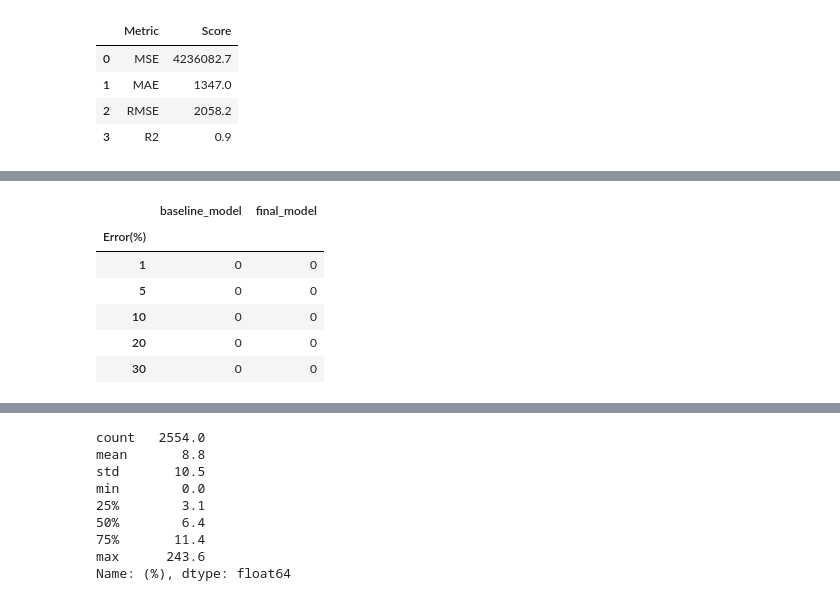
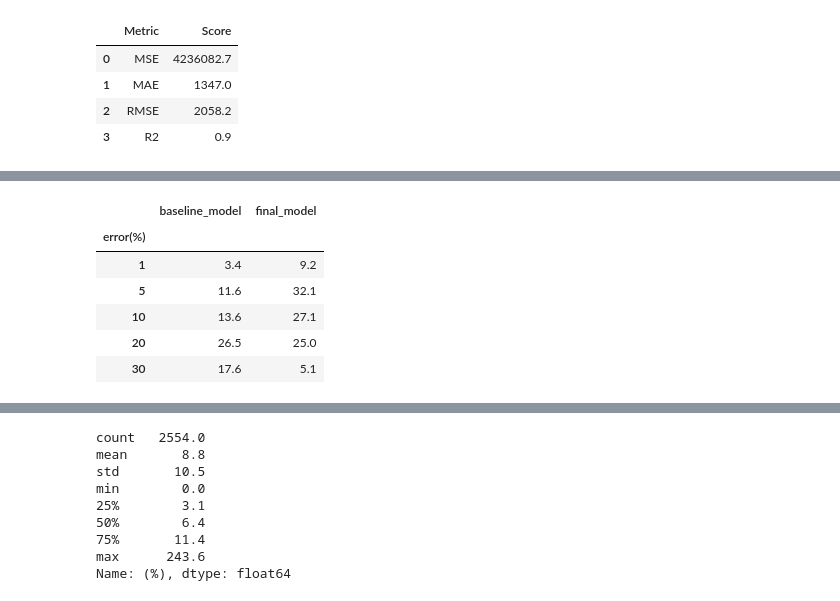
Before and after one commit to KYOH95/Project_2_Car_Analysis, a Jupyter notebook: Project2.ipynb, the cells around one changed output, grey strips where cells are left out. Cells and saved outputs as stored; diff of their text form; code cells hidden in the pictures.

```diff
--- a/Project2.ipynb
+++ b/Project2.ipynb
@@ -1119,19 +1119,33 @@ df_table.head()
 | 8976 | 11698 | 18590.5 | 58.9 | 16687.0 | 42.6 |
 | 9395 | 54994 | 27802.5 | 49.4 | 46254.4 | 15.9 |
 | 7425 | 6998 | 6771.7 | 3.2 | 8793.4 | 25.7 |
-# %%
-#Comparision between baseline model and final model
-df_analysis = pd.DataFrame({"error(%)":[1,5,10,20,30], "baseline_model":[0,0,0,0,0], "final_model":[0,0,0,0,0]})
-df_analysis.set_index("error(%)", inplace = True)
-# df_table[df_table["base_error(%)"]<=5]["base_error(%)"].count()
-
-
-df_analysis.head()
-# %% [output]
-|  | baseline_model | final_model |
-| Error(%) |  |  |
-| 1 | 0 | 0 |
-| 5 | 0 | 0 |
-| 10 | 0 | 0 |
-| 20 | 0 | 0 |
-| 30 | 0 | 0 |
+# %%
+#Comparision between baseline model and final model
+df_analysis = pd.DataFrame({"error(%)":[1,5,10,20,30], "baseline_model":[1,2,3,4,5], "final_model":[0,0,0,0,0]})
+df_analysis.set_index("error(%)", inplace = True)
+
+total_size = len(df_table)
+df_analysis.iloc[0,0] = (df_table[df_table["base_error(%)"]<=1]["base_error(%)"].count())/total_size*100
+df_analysis.iloc[0,1] = (df_table[df_table["final_error(%)"]<=1]["final_error(%)"].count())/total_size*100
+
+df_analysis.iloc[1,0] = (df_table[(df_table["base_error(%)"]>1)&(df_table["base_error(%)"]<=5)]["base_error(%)"].count())/total_size*100
+df_analysis.iloc[1,1] = (df_table[(df_table["final_error(%)"]>1)&(df_table["final_error(%)"]<=5)]["final_error(%)"].count())/total_size*100
+
+df_analysis.iloc[2,0] = (df_table[(df_table["base_error(%)"]>5)&(df_table["base_error(%)"]<=10)]["base_error(%)"].count())/total_size*100
+df_analysis.iloc[2,1] = (df_table[(df_table["final_error(%)"]>5)&(df_table["final_error(%)"]<=10)]["final_error(%)"].count())/total_size*100
+
+df_analysis.iloc[3,0] = (df_table[(df_table["base_error(%)"]>10)&(df_table["base_error(%)"]<=20)]["base_error(%)"].count())/total_size*100
+df_analysis.iloc[3,1] = (df_table[(df_table["final_error(%)"]>10)&(df_table["final_error(%)"]<=20)]["final_error(%)"].count())/total_size*100
+
+df_analysis.iloc[4,0] = (df_table[(df_table["base_error(%)"]>20)&(df_table["base_error(%)"]<=30)]["base_error(%)"].count())/total_size*100
+df_analysis.iloc[4,1] = (df_table[(df_table["final_error(%)"]>20)&(df_table["final_error(%)"]<=30)]["final_error(%)"].count())/total_size*100
+
+df_analysis.head()
+# %% [output]
+|  | baseline_model | final_model |
+| error(%) |  |  |
+| 1 | 3.4 | 9.2 |
+| 5 | 11.6 | 32.1 |
+| 10 | 13.6 | 27.1 |
+| 20 | 26.5 | 25.0 |
+| 30 | 17.6 | 5.1 |
```
Also changed, not shown: parts of 3 cells of this notebook.
